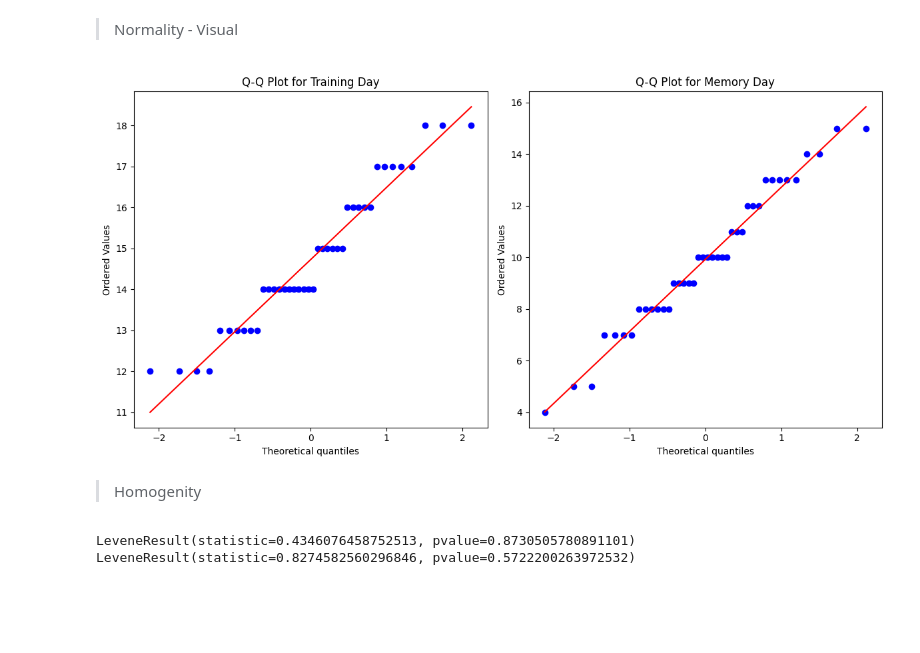
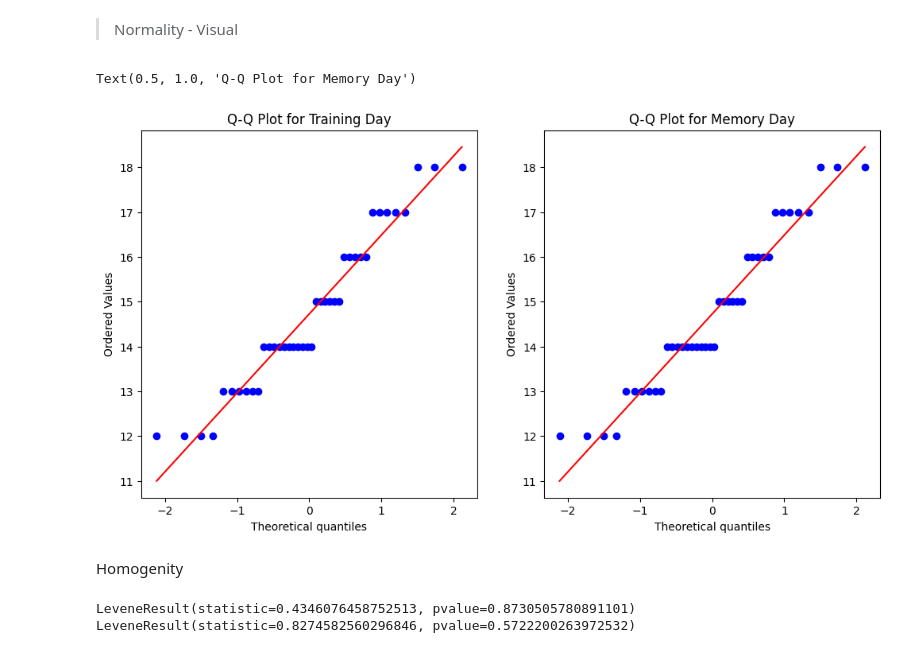
Before and after one commit to notfolded/APM1111, a Jupyter notebook: SA2_28_BAYQUEN.ipynb, the cells around one changed output. Cells and saved outputs as stored; diff of their text form; code cells hidden in the pictures; blank space fills up the shorter version.

```diff
--- a/SA2_28_BAYQUEN.ipynb
+++ b/SA2_28_BAYQUEN.ipynb
@@ -24,22 +24,77 @@ df.head()
 # %%
 
 # Check Normality with Q-Q plots for both models
 fig, ax = plt.subplots(1, 2, figsize=(12, 6))
 
 #Training Day
 stats.probplot(df['Training'], dist="norm", plot=ax[0])
 ax[0].set_title('Q-Q Plot for Training Day')
 
 #Memory Day
-stats.probplot(df['Memory'], dist="norm", plot=ax[1])
+stats.probplot(df['Training'], dist="norm", plot=ax[1])
 ax[1].set_title('Q-Q Plot for Memory Day')
-
-plt.tight_layout()
-plt.show()
 # %% [output]
+Text(0.5, 1.0, 'Q-Q Plot for Memory Day')
-[figure, old version]
+[figure, new version]
 # %% [markdown]
-> Homogenity
+
+
+
+
+
+
+
+
+
+
+
+
+
+
+
+
+
+
+
+
+
+
+
+
+
+
+
+
+
+
+
+
+
+
+
+
+
+
+
+
+
+
+
+
+
+
+
+
+
+
+
+
+
+
+
+
+
+Homogenity
 # %%
 #Leven's Grouping
 groups_training = df.groupby(['AD_Status', 'Treatment'])['Training'].apply(list)
```
Also changed, not shown: parts of 1 cell of this notebook.
